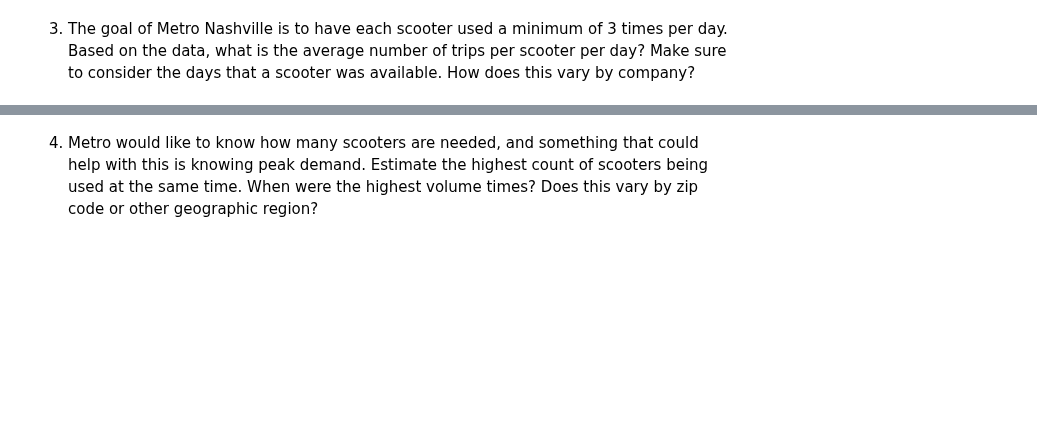
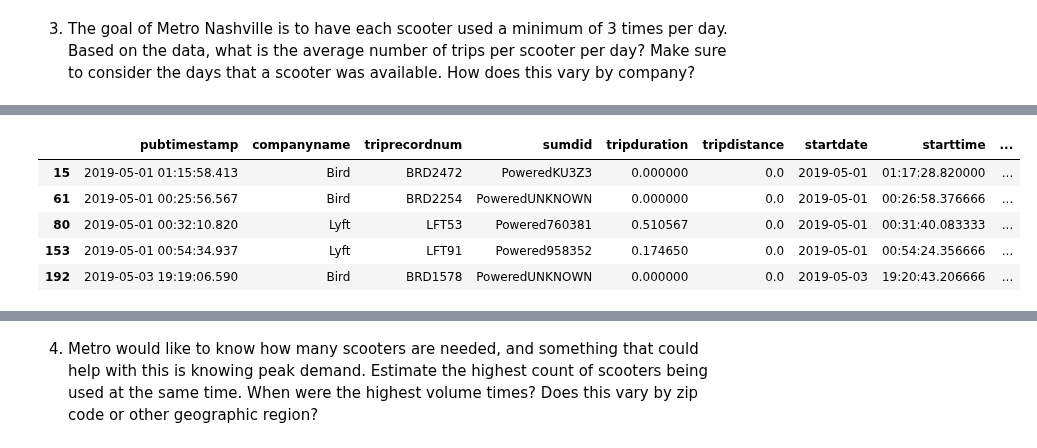
Before and after one commit to NSS-Data-Analytics-Cohort-11/scooters-hot_honey, a Jupyter notebook: MelQ Scooter Project.ipynb, the cells around one changed output, grey strips where cells are left out. Cells and saved outputs as stored; diff of their text form; code cells hidden in the pictures; blank space fills up the shorter version.

```diff
--- a/MelQ Scooter Project.ipynb
+++ b/MelQ Scooter Project.ipynb
@@ -385,0 +408,13 @@ company_scooters = scootersdf[['companyname', 'sumdid']].groupby(['companyname']
+# %%
+short_trips = tripsdf.query('`tripduration`<1')
+short_trips[['companyname', 'sumdid']].groupby(['companyname'])['sumdid'].nunique().reset_index(name = 'count').sort_values(['count'])
+long_trips = tripsdf.query('`tripduration`<1440')
+# %%
+short_trips.head()
+# %% [output]
+|  | pubtimestamp | companyname | triprecordnum | sumdid | tripduration | tripdistance | startdate | starttime | ... |
+| 15 | 2019-05-01 01:15:58.413 | Bird | BRD2472 | PoweredKU3Z3 | 0.000000 | 0.0 | 2019-05-01 | 01:17:28.820000 | ... |
+| 61 | 2019-05-01 00:25:56.567 | Bird | BRD2254 | PoweredUNKNOWN | 0.000000 | 0.0 | 2019-05-01 | 00:26:58.376666 | ... |
+| 80 | 2019-05-01 00:32:10.820 | Lyft | LFT53 | Powered760381 | 0.510567 | 0.0 | 2019-05-01 | 00:31:40.083333 | ... |
+| 153 | 2019-05-01 00:54:34.937 | Lyft | LFT91 | Powered958352 | 0.174650 | 0.0 | 2019-05-01 | 00:54:24.356666 | ... |
+| 192 | 2019-05-03 19:19:06.590 | Bird | BRD1578 | PoweredUNKNOWN | 0.000000 | 0.0 | 2019-05-03 | 19:20:43.206666 | ... |
```
Also changed, not shown: parts of 99 cells of this notebook, 1 other file.
